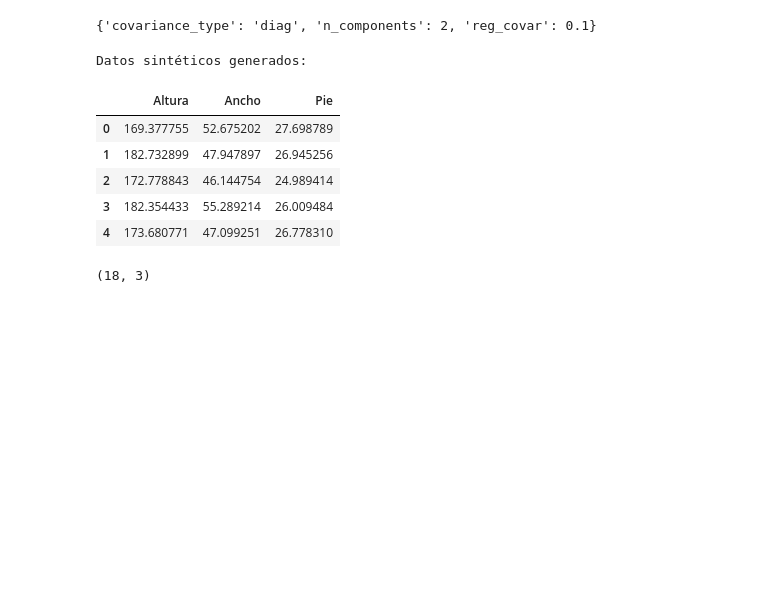
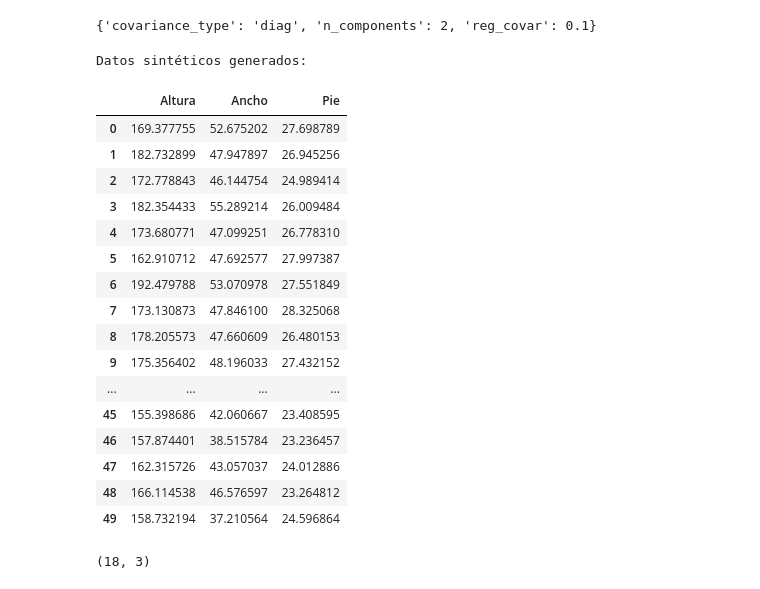
Before and after one commit to EstebanGomezVal/Estimacion_Exam_2, a Jupyter notebook: Examen_2.ipynb, the cells around one changed output. Saved outputs shown, nothing was run; the diff lists cells and outputs as text; code cells hidden in the pictures; blank space fills up the shorter version.

```diff
--- a/Examen_2.ipynb
+++ b/Examen_2.ipynb
@@ -119,15 +134,26 @@ synthetic_samples, _ = best_gmm.sample(synthetic_n)
 synthetic_data = pd.DataFrame(synthetic_samples, columns=df.columns)
 # %%
 print("Datos sintéticos generados:")
-synthetic_data.head()
+synthetic_data
 # %% [output]
 Datos sintéticos generados:
 |  | Altura | Ancho | Pie |
 | 0 | 169.377755 | 52.675202 | 27.698789 |
 | 1 | 182.732899 | 47.947897 | 26.945256 |
 | 2 | 172.778843 | 46.144754 | 24.989414 |
 | 3 | 182.354433 | 55.289214 | 26.009484 |
 | 4 | 173.680771 | 47.099251 | 26.778310 |
+| 5 | 162.910712 | 47.692577 | 27.997387 |
+| 6 | 192.479788 | 53.070978 | 27.551849 |
+| 7 | 173.130873 | 47.846100 | 28.325068 |
+| 8 | 178.205573 | 47.660609 | 26.480153 |
+| 9 | 175.356402 | 48.196033 | 27.432152 |
+| ... | ... | ... | ... |
+| 45 | 155.398686 | 42.060667 | 23.408595 |
+| 46 | 157.874401 | 38.515784 | 23.236457 |
+| 47 | 162.315726 | 43.057037 | 24.012886 |
+| 48 | 166.114538 | 46.576597 | 23.264812 |
+| 49 | 158.732194 | 37.210564 | 24.596864 |
 # %%
 df.shape
 # %% [output]
```
Also changed, not shown: parts of 24 cells of this notebook.
